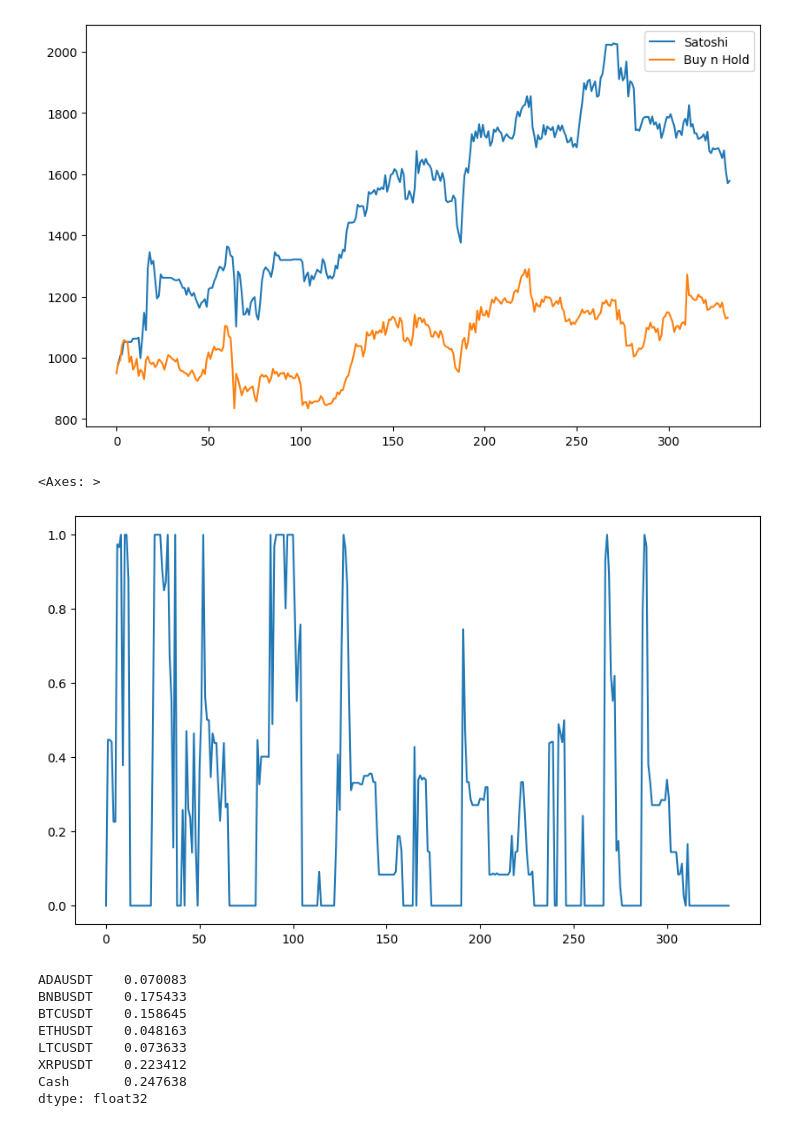
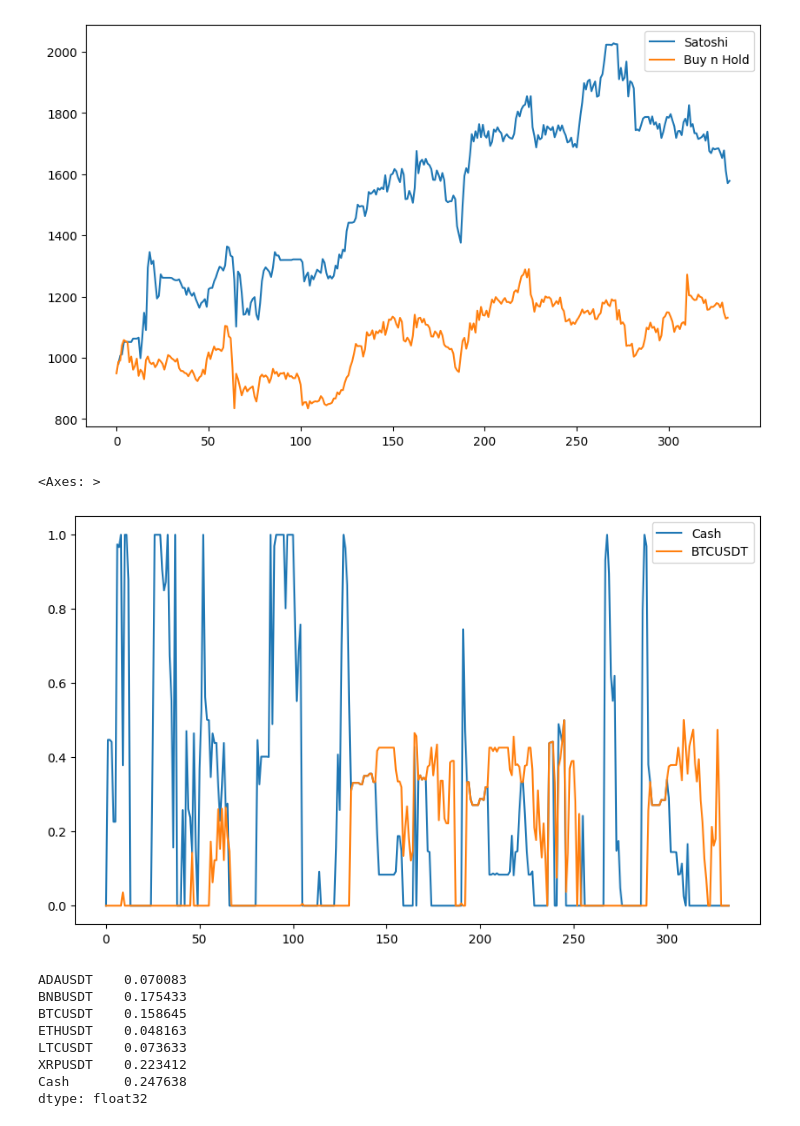
Before and after one commit to zanyev/desafio_quant_2023, a Jupyter notebook: testing.ipynb, the cells around one changed output. Drawn from its saved outputs; the diff is of its cells as text; code cells hidden in the pictures.

```diff
--- a/testing.ipynb
+++ b/testing.ipynb
@@ -121,10 +121,10 @@ plt.legend()
 <matplotlib.legend.Legend at 0x...>
 [figure]
 # %%
-portfolio_weights['Cash'].plot(figsize=(10,6))
+portfolio_weights[['Cash','BTCUSDT']].plot(figsize=(10,6))
 # %% [output]
 <Axes: >
-[figure, old version]
+[figure, new version]
 # %%
 portfolio_weights.mean()
 # %% [output]
```
